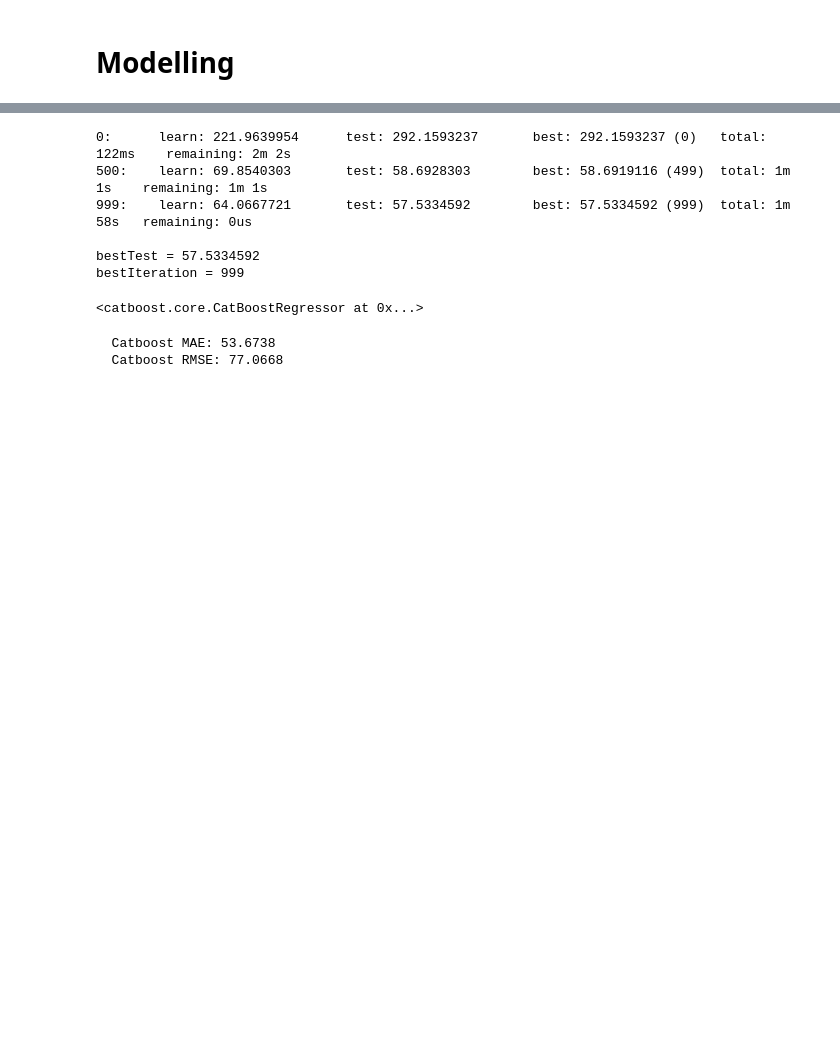
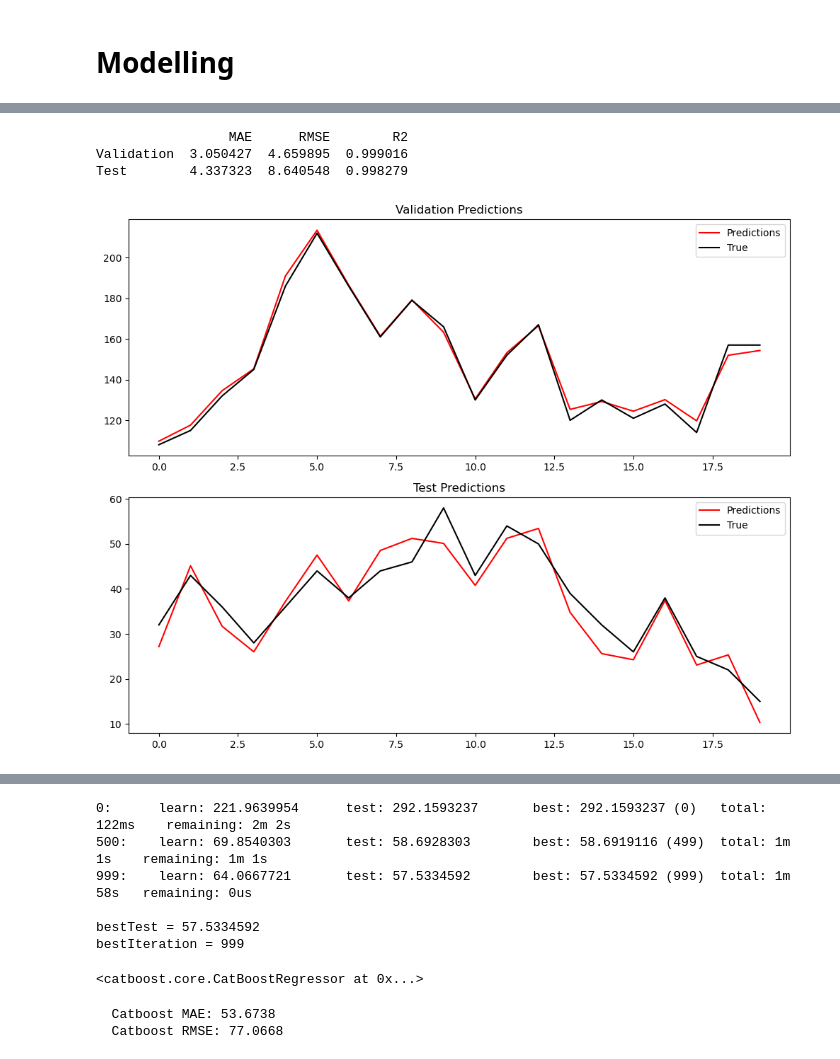
Before and after one commit to atahanoezer/Wind, a Jupyter notebook: recursive_approach.ipynb, the cells around one changed output, grey strips where cells are left out. Drawn from its saved outputs; the diff is of its cells as text; code cells hidden in the pictures; blank space fills up the shorter version.

```diff
--- a/recursive_approach.ipynb
+++ b/recursive_approach.ipynb
@@ -36,6 +371,8 @@ missing_fields_neighbor = ['wind_speed','wind_direction','wind_speed_std','wind_
 
 max_min_norm = ['sonic_temperature','sonic_wind_speed','sonic_wind_direction',]
 # %%
+df['Time']=pd.to_datetime(df['Time'])
+df = df.set_index('Time')
 dataset = Dataset(df)
 dataset.fill_nan(missing_fields_neighbor)
 dataset.drop_nan(high_empty_fields)
@@ -47,5 +384,9 @@ train_x,val_x, test_x, train_y,val_y, test_y =dataset.create_dataset(dataset.get
 # %%
-
+train_x,val_x, test_x, train_y,val_y, test_y,columns =dataset.create_dataset(dataset.get_df(),
+                                                                     144, 1)
 train_y = train_y.flatten()
 test_y = test_y.flatten()
 val_y = val_y.flatten()
+# %%
+model = Model('cb')
+model.train(train_x, train_y, val_x, val_y)
@@ -51,0 +403,8 @@ val_y = val_y.flatten()
+# %%
+_,_=model.model_summarizer(val_x, val_y, test_x, test_y, plots=True,
+plot_steps=20, feat_importance=False, feat_steps=15)
+# %% [output]
+                 MAE      RMSE        R2
+Validation  3.050427  4.659895  0.999016
+Test        4.337323  8.640548  0.998279
+[figure, added]
```
Also changed, not shown: parts of 20 cells of this notebook, 3 other files.
